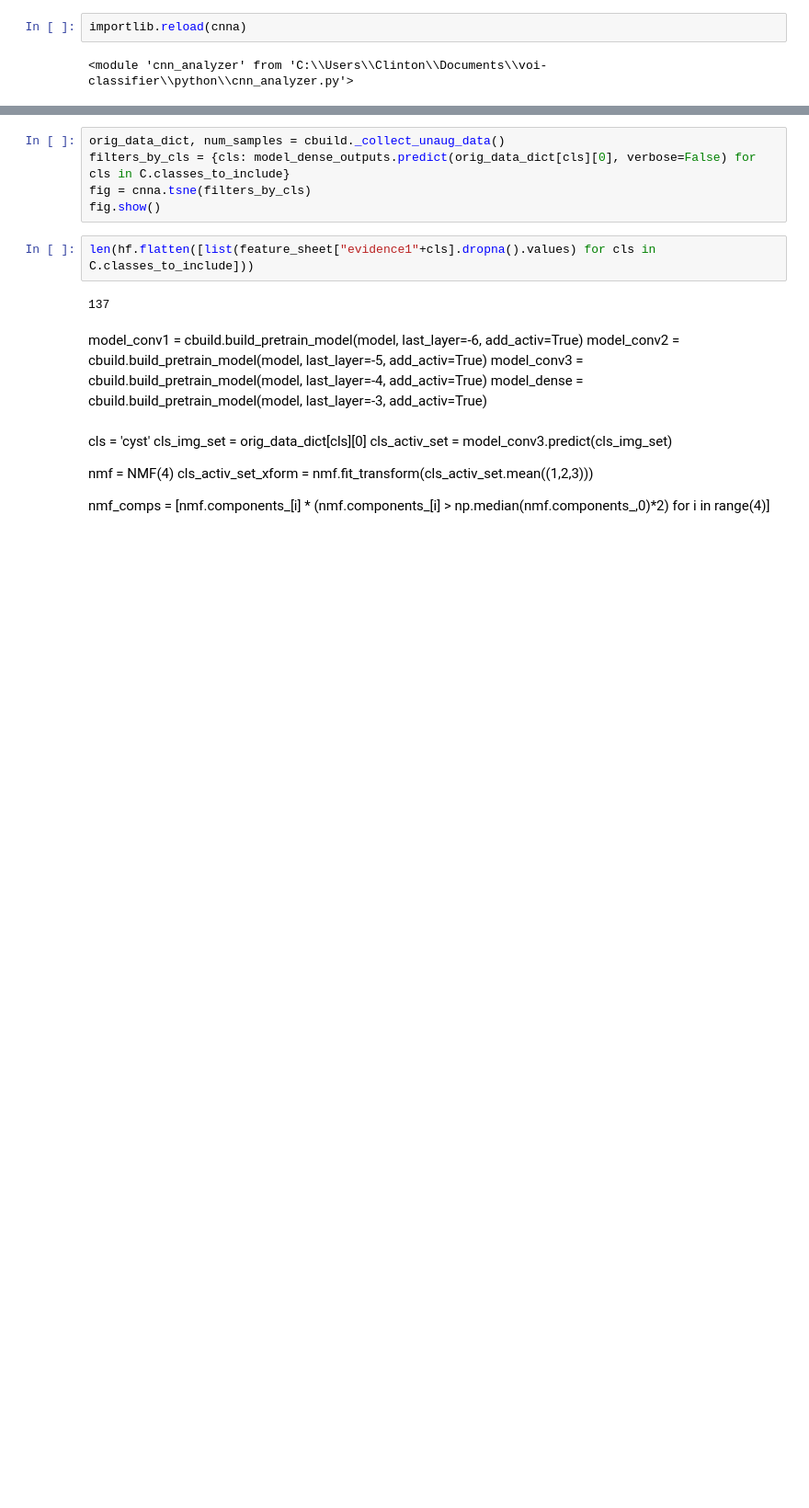
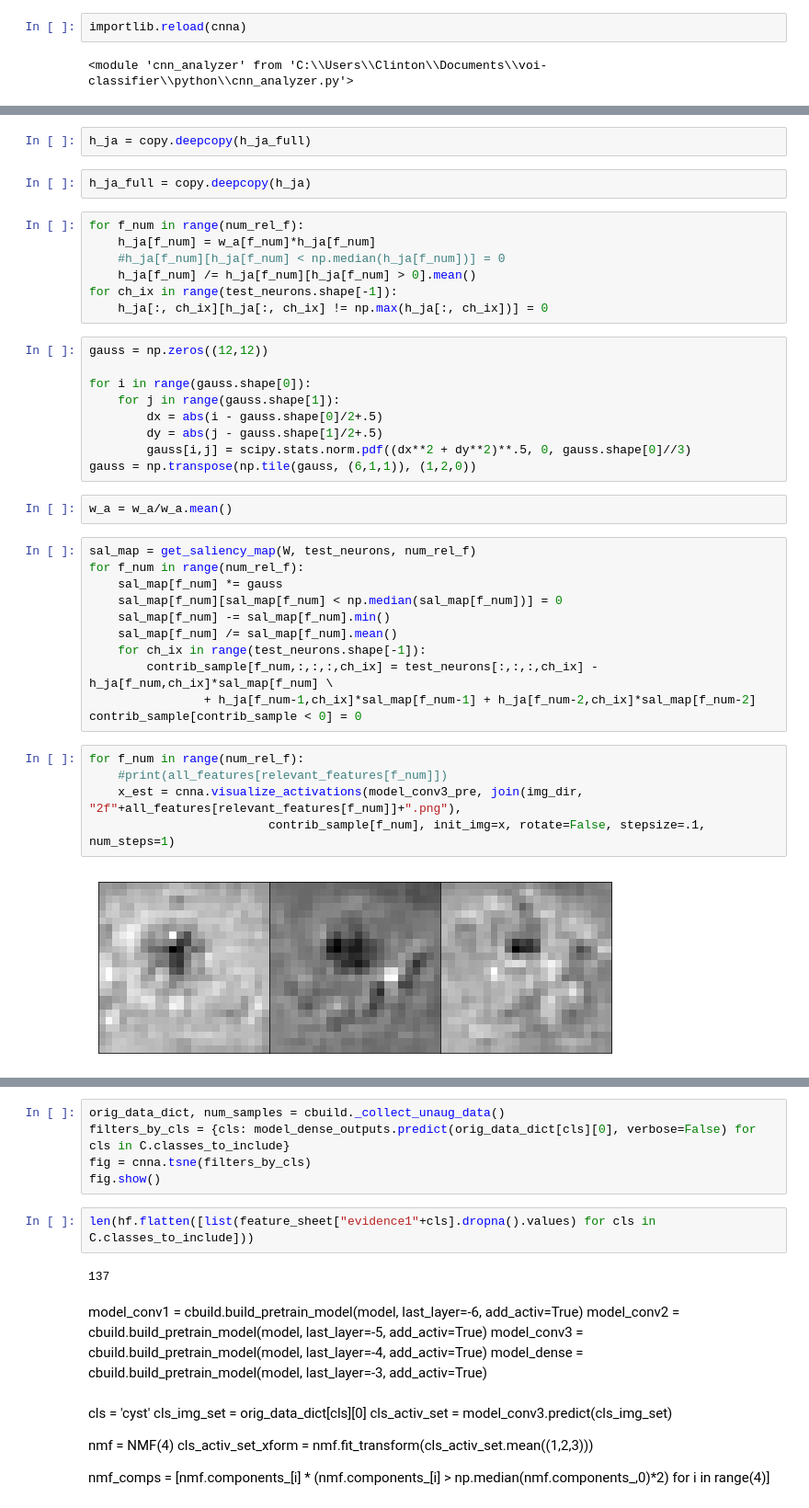
Before and after one commit to clintonjwang/voi-classifier, a Jupyter notebook: python/feature-vis.ipynb, the cells around one changed output, grey strips where cells are left out. Shown at 92% size. Drawn from its saved outputs; the diff is of its cells as text; blank space fills up the shorter version.

```diff
--- a/python/feature-vis.ipynb
+++ b/python/feature-vis.ipynb
@@ -510,0 +503,40 @@ hf.draw_slices(x)
+# %%
+h_ja = copy.deepcopy(h_ja_full)
+# %%
+h_ja_full = copy.deepcopy(h_ja)
+# %%
+for f_num in range(num_rel_f):
+    h_ja[f_num] = w_a[f_num]*h_ja[f_num]
+    #h_ja[f_num][h_ja[f_num] < np.median(h_ja[f_num])] = 0
+    h_ja[f_num] /= h_ja[f_num][h_ja[f_num] > 0].mean()
+for ch_ix in range(test_neurons.shape[-1]):
+    h_ja[:, ch_ix][h_ja[:, ch_ix] != np.max(h_ja[:, ch_ix])] = 0
+# %%
+gauss = np.zeros((12,12))
+
+for i in range(gauss.shape[0]):
+    for j in range(gauss.shape[1]):
+        dx = abs(i - gauss.shape[0]/2+.5)
+        dy = abs(j - gauss.shape[1]/2+.5)
+        gauss[i,j] = scipy.stats.norm.pdf((dx**2 + dy**2)**.5, 0, gauss.shape[0]//3)
+gauss = np.transpose(np.tile(gauss, (6,1,1)), (1,2,0))
+# %%
+w_a = w_a/w_a.mean()
+# %%
+sal_map = get_saliency_map(W, test_neurons, num_rel_f)
+for f_num in range(num_rel_f):
+    sal_map[f_num] *= gauss
+    sal_map[f_num][sal_map[f_num] < np.median(sal_map[f_num])] = 0
+    sal_map[f_num] -= sal_map[f_num].min()
+    sal_map[f_num] /= sal_map[f_num].mean()
+    for ch_ix in range(test_neurons.shape[-1]):
+        contrib_sample[f_num,:,:,:,ch_ix] = test_neurons[:,:,:,ch_ix] - h_ja[f_num,ch_ix]*sal_map[f_num] \
+                + h_ja[f_num-1,ch_ix]*sal_map[f_num-1] + h_ja[f_num-2,ch_ix]*sal_map[f_num-2]
+contrib_sample[contrib_sample < 0] = 0
+# %%
+for f_num in range(num_rel_f):
+    #print(all_features[relevant_features[f_num]])
+    x_est = cnna.visualize_activations(model_conv3_pre, join(img_dir, "2f"+all_features[relevant_features[f_num]]+".png"),
+                         contrib_sample[f_num], init_img=x, rotate=False, stepsize=.1, num_steps=1)
+# %% [output]
+[figure, added]
```
Also changed, not shown: parts of 23 cells of this notebook, 1 other file.
